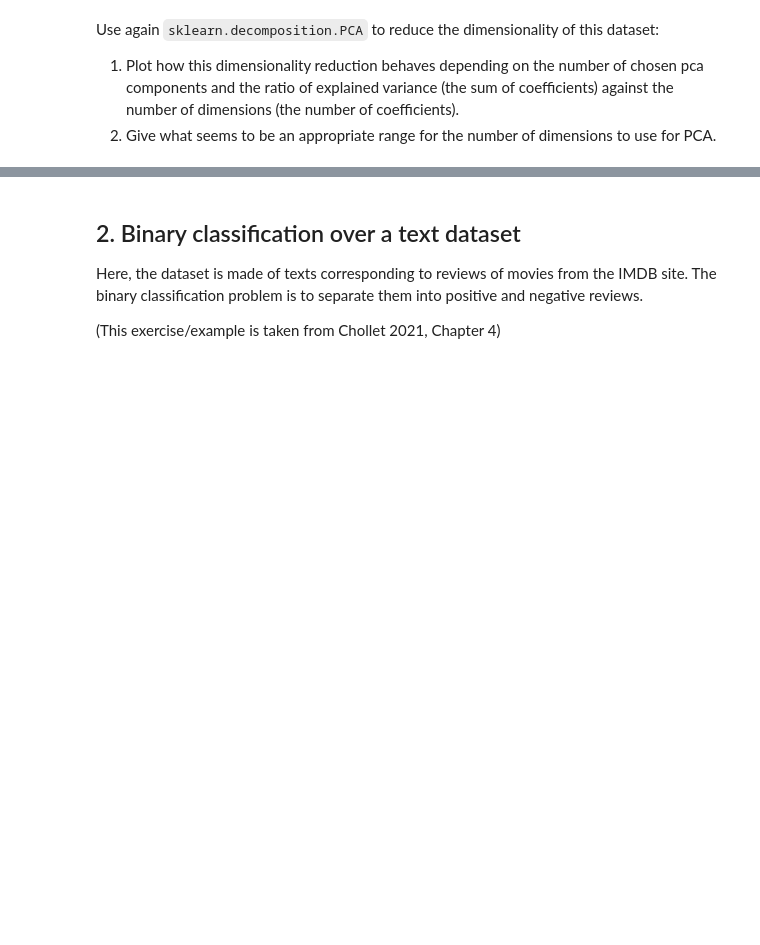
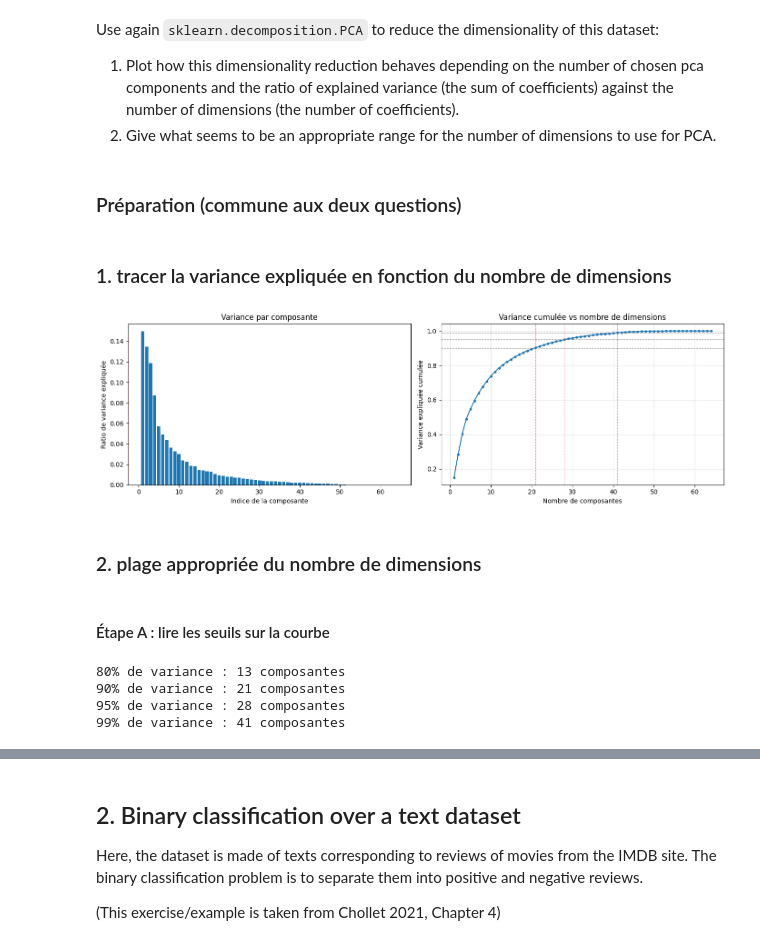
Before and after one commit to ismailab2/PROJET_AAA, a Jupyter notebook: DMFacultatif/Ffiche_datasets_AAA.ipynb, the cells around one changed output, grey strips where cells are left out. Drawn from its saved outputs; the diff is of its cells as text; code cells hidden in the pictures; blank space fills up the shorter version.

```diff
--- a/DMFacultatif/Ffiche_datasets_AAA.ipynb
+++ b/DMFacultatif/Ffiche_datasets_AAA.ipynb
@@ -82,3 +243,50 @@ Use again `sklearn.decomposition.PCA` to reduce the dimensionality of this datas
 
 1. Plot how this dimensionality reduction behaves depending on the number of chosen pca components and the ratio of explained variance (the sum of coefficients) against the number of dimensions (the number of coefficients).
 2. Give what seems to be an appropriate range for the number of dimensions to use for PCA.
+# %% [markdown]
+### Préparation (commune aux deux questions)
+# %%
+# ACP complète : on garde les 64 composantes pour pouvoir les étudier
+pca = PCA().fit(X_train)
+var_ratio = pca.explained_variance_ratio_   # variance de chaque composante
+cumvar = np.cumsum(var_ratio)               # variance cumulée
+# %% [markdown]
+### 1. tracer la variance expliquée en fonction du nombre de dimensions
+# %%
+fig, axes = plt.subplots(1, 2, figsize=(14, 4.5))
+
+# Variance par composante
+axes[0].bar(range(1, 65), var_ratio)
+axes[0].set_xlabel("Indice de la composante")
+axes[0].set_ylabel("Ratio de variance expliquée")
+axes[0].set_title("Variance par composante")
+
+# Variance cumulée (courbe demandée)
+axes[1].plot(range(1, 65), cumvar, 'o-', markersize=3)
+axes[1].set_xlabel("Nombre de composantes")
+axes[1].set_ylabel("Variance expliquée cumulée")
+axes[1].set_title("Variance cumulée vs nombre de dimensions")
+axes[1].grid(alpha=0.3)
+
+for seuil in [0.90, 0.95, 0.99]:
+    k = np.argmax(cumvar >= seuil) + 1
+    axes[1].axhline(seuil, color='gray', linestyle='--', linewidth=0.8)
+    axes[1].axvline(k, color='r', linestyle=':', linewidth=0.8)
+
+plt.tight_layout()
+plt.show()
+# %% [output]
+[figure, added]
+# %% [markdown]
+### 2. plage appropriée du nombre de dimensions
+# %% [markdown]
+#### Étape A : lire les seuils sur la courbe
+# %%
+for seuil in [0.80, 0.90, 0.95, 0.99]:
+    k = np.argmax(cumvar >= seuil) + 1
+    print(f"{int(seuil*100)}% de variance : {k} composantes")
+# %% [output]
+80% de variance : 13 composantes
+90% de variance : 21 composantes
+95% de variance : 28 composantes
+99% de variance : 41 composantes
```
Also changed, not shown: parts of 22 cells of this notebook.
